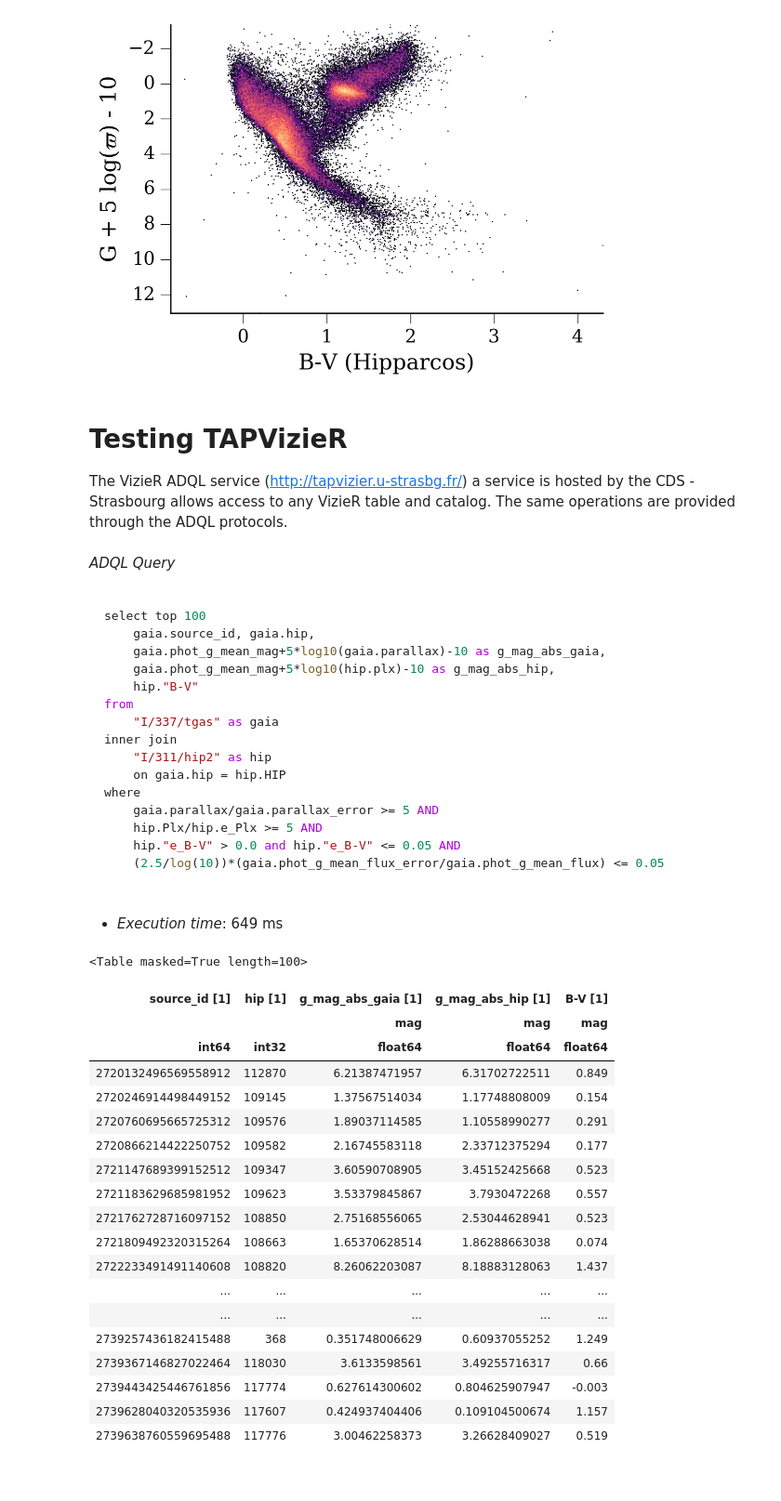
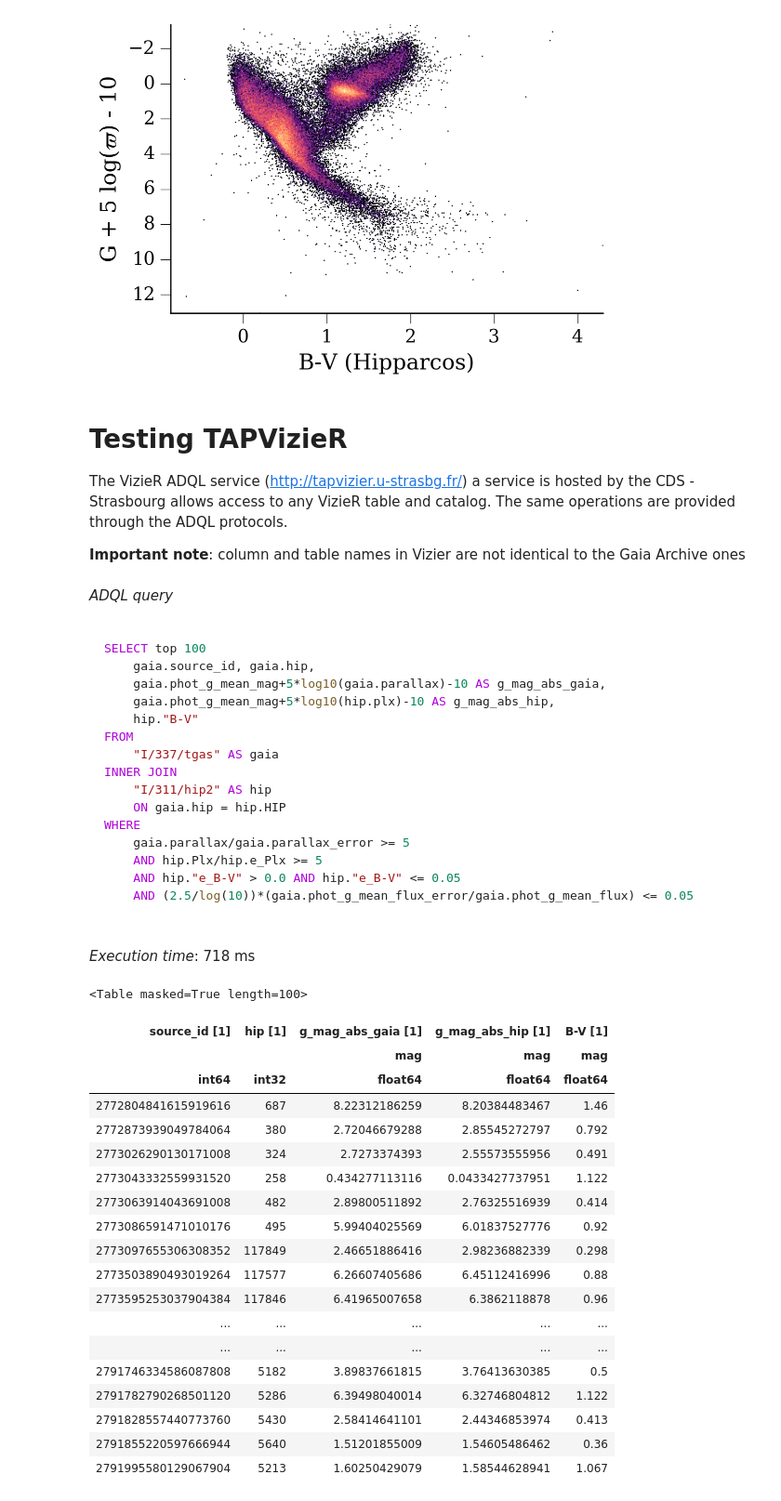
Before and after one commit to mfouesneau/tap, a Jupyter notebook: examples/TAP_tutorial.ipynb, the cells around one changed output. Shown at 93% size. Saved outputs shown, nothing was run; the diff lists cells and outputs as text; code cells hidden in the pictures.

Commit message:
updated examples + Vizier

````diff
--- a/examples/TAP_tutorial.ipynb
+++ b/examples/TAP_tutorial.ipynb
@@ -605,67 +425,69 @@ figrc.hide_axis('top right'.split())
 # Testing TAPVizieR
 
 The VizieR ADQL service (http://tapvizier.u-strasbg.fr/) a service is hosted by the CDS - Strasbourg allows access to any VizieR table and catalog. The same operations are provided through the ADQL protocols.
+
+**Important note**: column and table names in Vizier are not identical to the Gaia Archive ones
 # %%
-adql = """
+adql = QueryStr("""
 select top 100
     gaia.source_id, gaia.hip,
     gaia.phot_g_mean_mag+5*log10(gaia.parallax)-10 as g_mag_abs_gaia,
     gaia.phot_g_mean_mag+5*log10(hip.plx)-10 as g_mag_abs_hip,
     hip."B-V"
 from
     "I/337/tgas" as gaia
 inner join
     "I/311/hip2" as hip
     on gaia.hip = hip.HIP
 where
-    gaia.parallax/gaia.parallax_error >= 5 AND
-    hip.Plx/hip.e_Plx >= 5 AND
-    hip."e_B-V" > 0.0 and hip."e_B-V" <= 0.05 AND
-    (2.5/log(10))*(gaia.phot_g_mean_flux_error/gaia.phot_g_mean_flux) <= 0.05
-"""
+    gaia.parallax/gaia.parallax_error >= 5
+    and hip.Plx/hip.e_Plx >= 5
+    and hip."e_B-V" > 0.0 and hip."e_B-V" <= 0.05
+    and (2.5/log(10))*(gaia.phot_g_mean_flux_error/gaia.phot_g_mean_flux) <= 0.05
+""")
 
 vizier = TAPVizieR()
-result = vizier.pprint_query(adql)
+result = timeit(vizier.query)(adql)
 result
 # %% [output]
-*ADQL Query*
+*ADQL query*
 ```mysql
 
-select top 100
+SELECT top 100
     gaia.source_id, gaia.hip,
-    gaia.phot_g_mean_mag+5*log10(gaia.parallax)-10 as g_mag_abs_gaia,
-    gaia.phot_g_mean_mag+5*log10(hip.plx)-10 as g_mag_abs_hip,
+    gaia.phot_g_mean_mag+5*log10(gaia.parallax)-10 AS g_mag_abs_gaia,
+    gaia.phot_g_mean_mag+5*log10(hip.plx)-10 AS g_mag_abs_hip,
     hip."B-V"
-from
-    "I/337/tgas" as gaia
-inner join
-    "I/311/hip2" as hip
-    on gaia.hip = hip.HIP
-where
-    gaia.parallax/gaia.parallax_error >= 5 AND
-    hip.Plx/hip.e_Plx >= 5 AND
-    hip."e_B-V" > 0.0 and hip."e_B-V" <= 0.05 AND
-    (2.5/log(10))*(gaia.phot_g_mean_flux_error/gaia.phot_g_mean_flux) <= 0.05
+FROM
+    "I/337/tgas" AS gaia
+INNER JOIN
+    "I/311/hip2" AS hip
+    ON gaia.hip = hip.HIP
+WHERE
+    gaia.parallax/gaia.parallax_error >= 5
+    AND hip.Plx/hip.e_Plx >= 5
+    AND hip."e_B-V" > 0.0 AND hip."e_B-V" <= 0.05
+    AND (2.5/log(10))*(gaia.phot_g_mean_flux_error/gaia.phot_g_mean_flux) <= 0.05
 
 ```
-* *Execution time*: 649 ms
+*Execution time*: 718 ms
 <Table masked=True length=100>
 | source_id [1] | hip [1] | g_mag_abs_gaia [1] | g_mag_abs_hip [1] | B-V [1] |
 |  |  | mag | mag | mag |
 | int64 | int32 | float64 | float64 | float64 |
-| 2720132496569558912 | 112870 | 6.21387471957 | 6.31702722511 | 0.849 |
-| 2720246914498449152 | 109145 | 1.37567514034 | 1.17748808009 | 0.154 |
-| 2720760695665725312 | 109576 | 1.89037114585 | 1.10558990277 | 0.291 |
-| 2720866214422250752 | 109582 | 2.16745583118 | 2.33712375294 | 0.177 |
-| 2721147689399152512 | 109347 | 3.60590708905 | 3.45152425668 | 0.523 |
-| 2721183629685981952 | 109623 | 3.53379845867 | 3.7930472268 | 0.557 |
-| 2721762728716097152 | 108850 | 2.75168556065 | 2.53044628941 | 0.523 |
-| 2721809492320315264 | 108663 | 1.65370628514 | 1.86288663038 | 0.074 |
-| 2722233491491140608 | 108820 | 8.26062203087 | 8.18883128063 | 1.437 |
+| 2772804841615919616 | 687 | 8.22312186259 | 8.20384483467 | 1.46 |
+| 2772873939049784064 | 380 | 2.72046679288 | 2.85545272797 | 0.792 |
+| 2773026290130171008 | 324 | 2.7273374393 | 2.55573555956 | 0.491 |
+| 2773043332559931520 | 258 | 0.434277113116 | 0.0433427737951 | 1.122 |
+| 2773063914043691008 | 482 | 2.89800511892 | 2.76325516939 | 0.414 |
+| 2773086591471010176 | 495 | 5.99404025569 | 6.01837527776 | 0.92 |
+| 2773097655306308352 | 117849 | 2.46651886416 | 2.98236882339 | 0.298 |
+| 2773503890493019264 | 117577 | 6.26607405686 | 6.45112416996 | 0.88 |
+| 2773595253037904384 | 117846 | 6.41965007658 | 6.3862118878 | 0.96 |
 | ... | ... | ... | ... | ... |
 | ... | ... | ... | ... | ... |
-| 2739257436182415488 | 368 | 0.351748006629 | 0.60937055252 | 1.249 |
-| 2739367146827022464 | 118030 | 3.6133598561 | 3.49255716317 | 0.66 |
-| 2739443425446761856 | 117774 | 0.627614300602 | 0.804625907947 | -0.003 |
-| 2739628040320535936 | 117607 | 0.424937404406 | 0.109104500674 | 1.157 |
-| 2739638760559695488 | 117776 | 3.00462258373 | 3.26628409027 | 0.519 |
+| 2791746334586087808 | 5182 | 3.89837661815 | 3.76413630385 | 0.5 |
+| 2791782790268501120 | 5286 | 6.39498040014 | 6.32746804812 | 1.122 |
+| 2791828557440773760 | 5430 | 2.58414641101 | 2.44346853974 | 0.413 |
+| 2791855220597666944 | 5640 | 1.51201855009 | 1.54605486462 | 0.36 |
+| 2791995580129067904 | 5213 | 1.60250429079 | 1.58544628941 | 1.067 |
````
Also changed, not shown: parts of 27 cells of this notebook.
